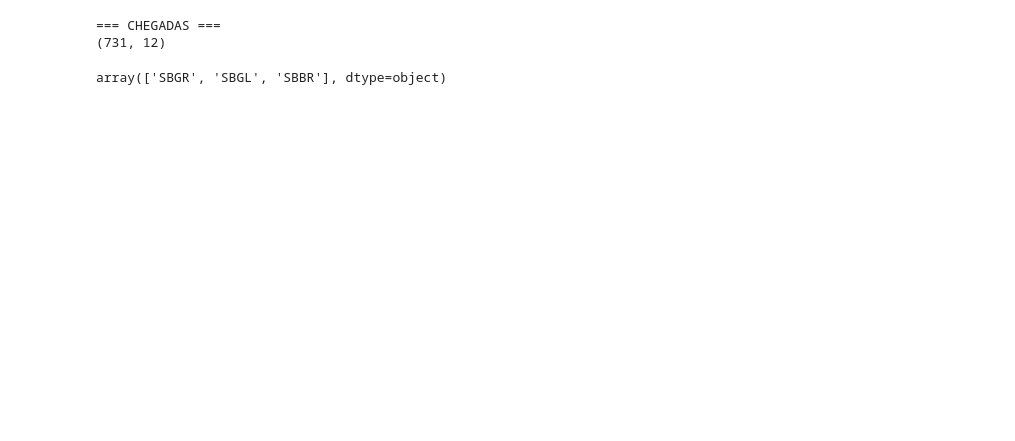
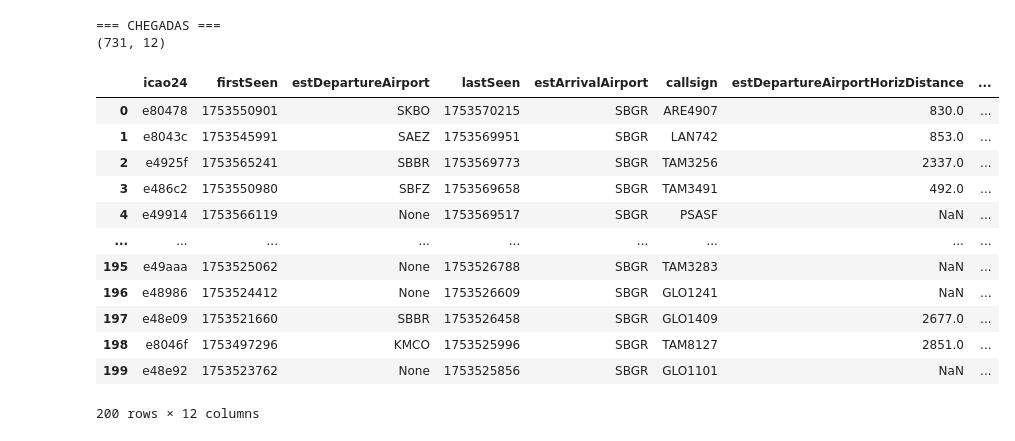
Before and after one commit to Maniezzi12345/pipeline-trafego-aereo, a Jupyter notebook: notebooks/analise.ipynb, the cells around one changed output. Drawn from its saved outputs; the diff is of its cells as text; code cells hidden in the pictures; blank space fills up the shorter version.

```diff
--- a/notebooks/analise.ipynb
+++ b/notebooks/analise.ipynb
@@ -75,15 +76,28 @@ df_voos.head(200)
 # %%
 # chegadas
 df_chegadas = pd.DataFrame(chegadas)
 print("=== CHEGADAS ===")
 print(df_chegadas.shape)
 df_chegadas.head(200)
 
-df_chegadas["estArrivalAirport"].unique()
+# Todos aeroportos foram contabilizados
+# df_chegadas["estArrivalAirport"].unique()
 # %% [output]
 === CHEGADAS ===
 (731, 12)
+|  | icao24 | firstSeen | estDepartureAirport | lastSeen | estArrivalAirport | callsign | estDepartureAirportHorizDistance | ... |
+| 0 | e80478 | 1753550901 | SKBO | 1753570215 | SBGR | ARE4907 | 830.0 | ... |
+| 1 | e8043c | 1753545991 | SAEZ | 1753569951 | SBGR | LAN742 | 853.0 | ... |
+| 2 | e4925f | 1753565241 | SBBR | 1753569773 | SBGR | TAM3256 | 2337.0 | ... |
+| 3 | e486c2 | 1753550980 | SBFZ | 1753569658 | SBGR | TAM3491 | 492.0 | ... |
+| 4 | e49914 | 1753566119 | None | 1753569517 | SBGR | PSASF | NaN | ... |
+| ... | ... | ... | ... | ... | ... | ... | ... | ... |
+| 195 | e49aaa | 1753525062 | None | 1753526788 | SBGR | TAM3283 | NaN | ... |
+| 196 | e48986 | 1753524412 | None | 1753526609 | SBGR | GLO1241 | NaN | ... |
+| 197 | e48e09 | 1753521660 | SBBR | 1753526458 | SBGR | GLO1409 | 2677.0 | ... |
+| 198 | e8046f | 1753497296 | KMCO | 1753525996 | SBGR | TAM8127 | 2851.0 | ... |
+| 199 | e48e92 | 1753523762 | None | 1753525856 | SBGR | GLO1101 | NaN | ... |
-array(['SBGR', 'SBGL', 'SBBR'], dtype=object)
+200 rows × 12 columns
 # %%
 # intervalo
 df_intervalo = pd.DataFrame(intervalo)
```
Also changed, not shown: parts of 4 cells of this notebook, 1 other file.
